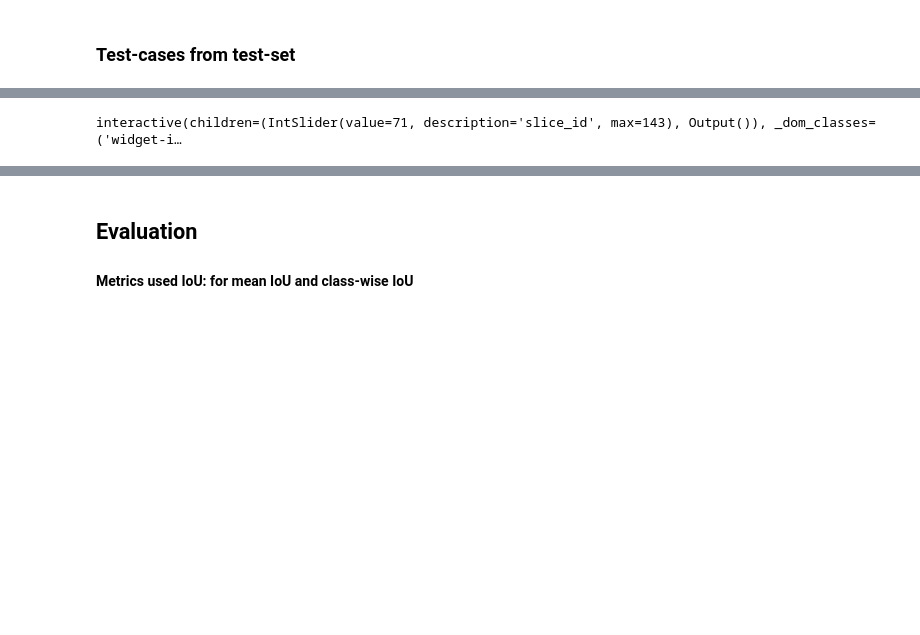
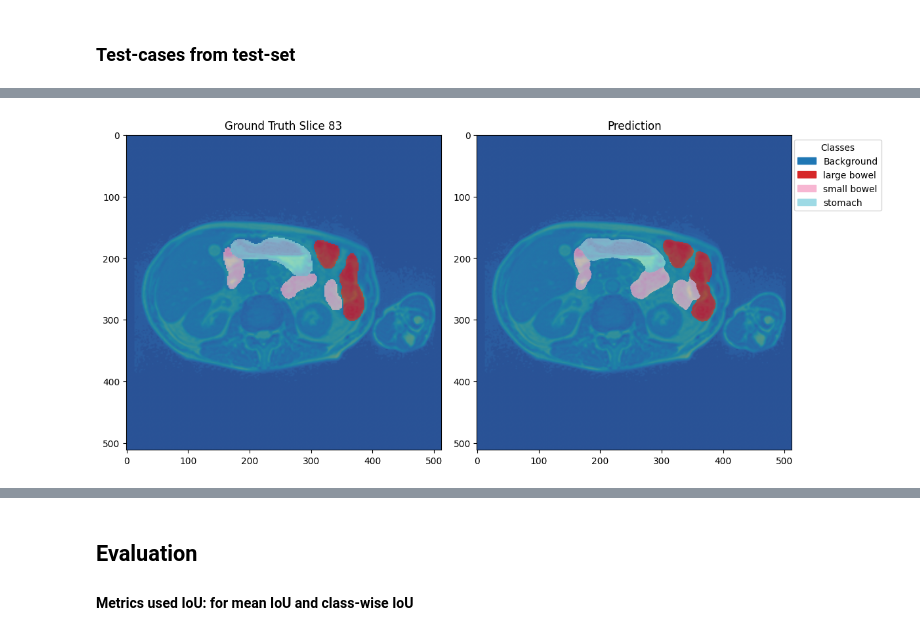
Before and after one commit to Rohith-Kumar-S/BowelSegmentation-MRI, a Jupyter notebook: Bowel_Segmentation.ipynb, the cells around one changed output, grey strips where cells are left out. Drawn from its saved outputs; the diff is of its cells as text; code cells hidden in the pictures; blank space fills up the shorter version.

```diff
--- a/Bowel_Segmentation.ipynb
+++ b/Bowel_Segmentation.ipynb
@@ -1303,5 +1331,5 @@ interactive(children=(IntSlider(value=71, description='slice_id', max=143), Outp
 # %%
-visualize(test_cases[1], "Test Patient 2")
+visualize(test_cases[1], "Test Patient 2", 83)
 # %% [output]
-interactive(children=(IntSlider(value=71, description='slice_id', max=143), Output()), _dom_classes=('widget-i…
+[figure, added]
 # %%
```
Also changed, not shown: parts of 11 cells of this notebook.
